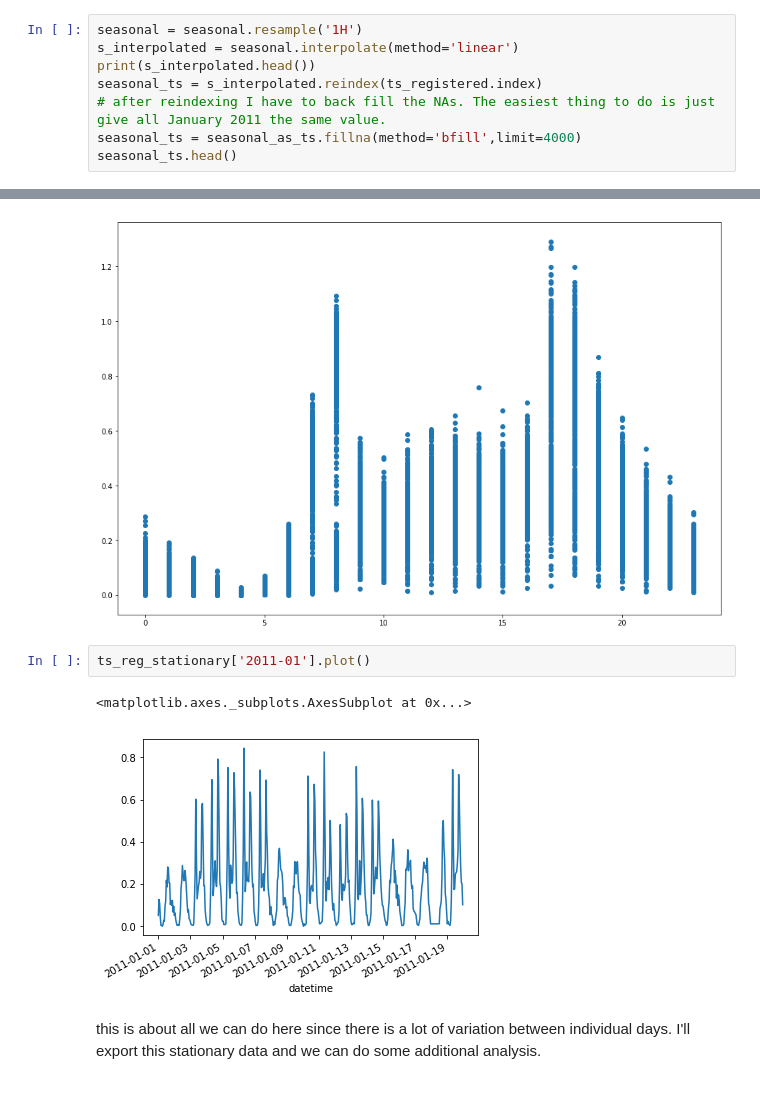
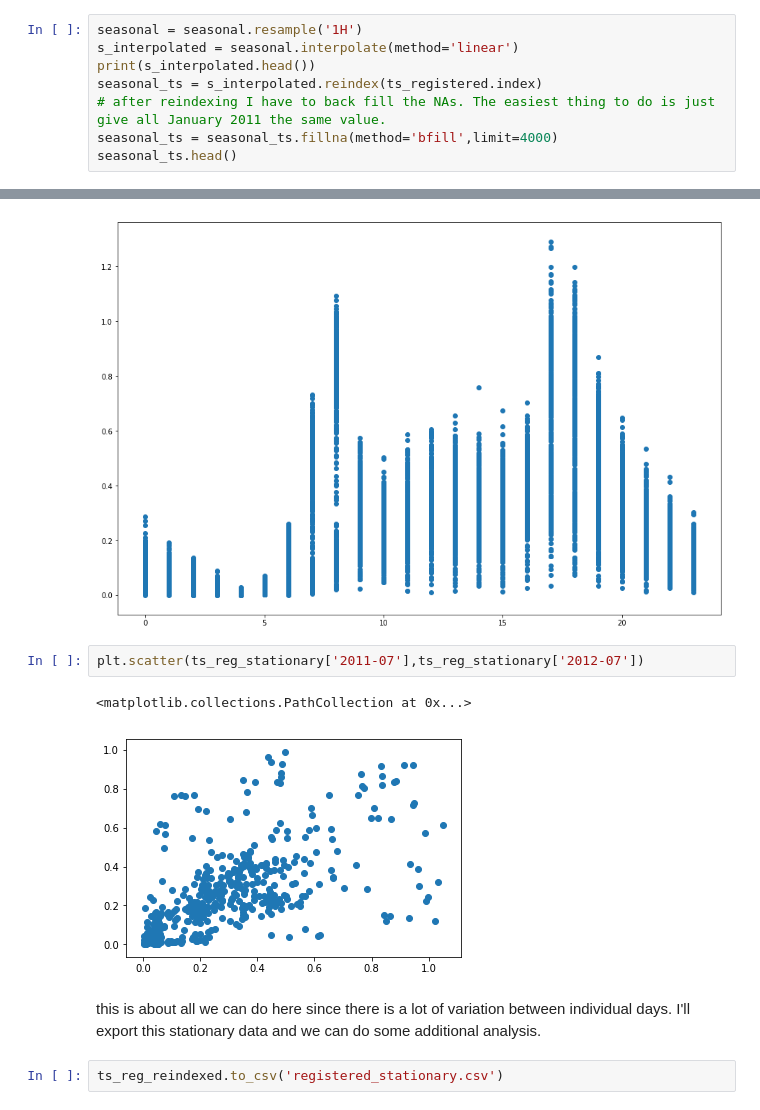
Before and after one commit to lindsaysmoore/KaggleBikeChallenge, a Jupyter notebook: Longitudinal_Bike_from_kaggle.ipynb, the cells around one changed output, grey strips where cells are left out. Saved outputs shown, nothing was run; the diff lists cells and outputs as text.

```diff
--- a/Longitudinal Bike from kaggle.ipynb
+++ b/Longitudinal_Bike_from_kaggle.ipynb
@@ -390,7 +391,7 @@ s_interpolated = seasonal.interpolate(method='linear')
 print(s_interpolated.head())
 seasonal_ts = s_interpolated.reindex(ts_registered.index)
 # after reindexing I have to back fill the NAs. The easiest thing to do is just give all January 2011 the same value.
-seasonal_ts = seasonal_as_ts.fillna(method='bfill',limit=4000)
+seasonal_ts = seasonal_ts.fillna(method='bfill',limit=4000)
 seasonal_ts.head()
 # %% [output]
 datetime
@@ -480,10 +482,12 @@ plt.scatter(x['hours'],x['data'])
 # %% [output]
 <matplotlib.collections.PathCollection at 0x...>
 [figure]
-# %%
-ts_reg_stationary['2011-01'].plot()
-# %% [output]
-<matplotlib.axes._subplots.AxesSubplot at 0x...>
-[figure, removed]
+# %%
+plt.scatter(ts_reg_stationary['2011-07'],ts_reg_stationary['2012-07'])
+# %% [output]
+<matplotlib.collections.PathCollection at 0x...>
+[figure, added]
 # %% [markdown]
 this is about all we can do here since there is a lot of variation between individual days. I'll export this stationary data and we can do some additional analysis.
+# %%
+ts_reg_reindexed.to_csv('registered_stationary.csv')
```
Also changed, not shown: parts of 16 cells of this notebook, 5 other files.
